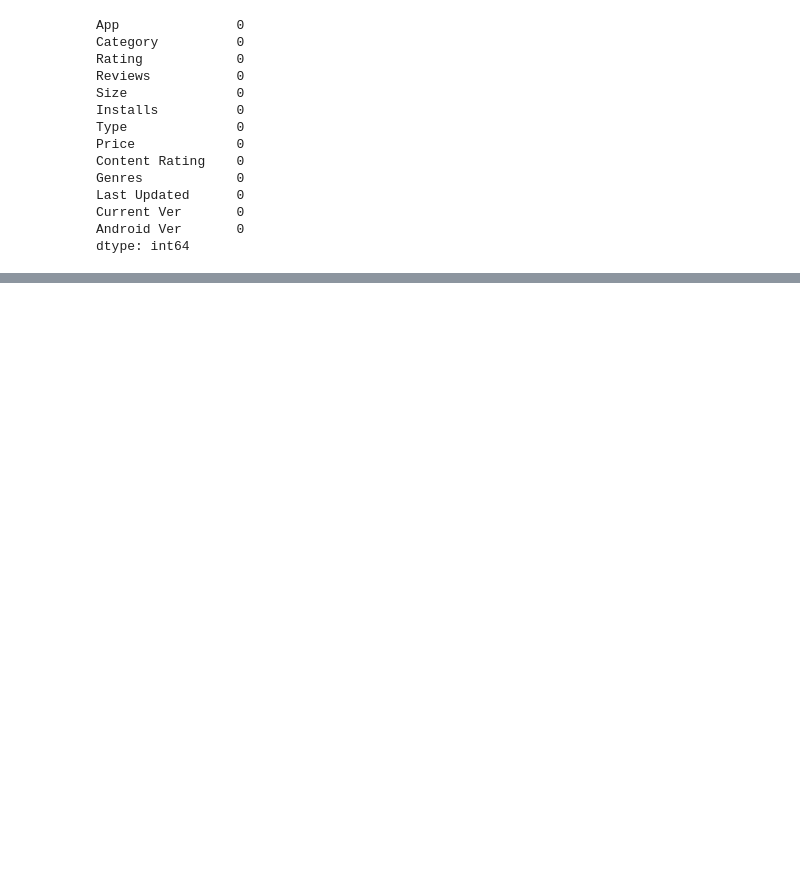
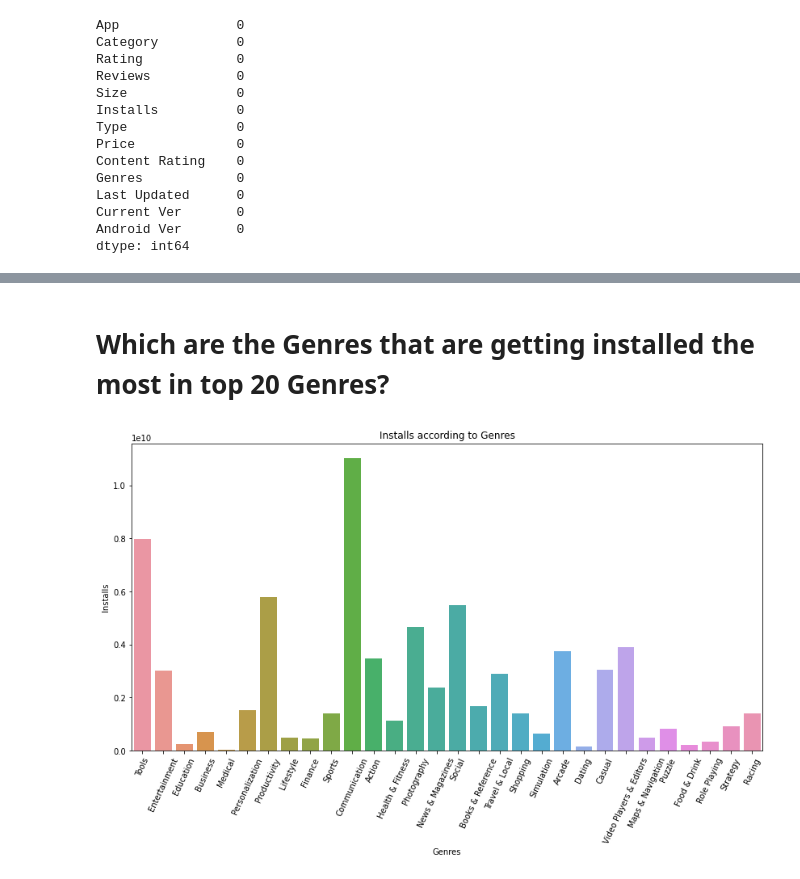
Before and after one commit to Akramkhan01/Capstone-Project-Play-Store-App-Review-Analysis, a Jupyter notebook: EDA_Play_Store_App_Review_Analysis_Capstone_Project.ipynb, the cells around one changed output, grey strips where cells are left out. Saved outputs shown, nothing was run; the diff lists cells and outputs as text; code cells hidden in the pictures; blank space fills up the shorter version.

```diff
--- a/EDA_Play_Store_App_Review_Analysis_Capstone_Project.ipynb
+++ b/EDA_Play_Store_App_Review_Analysis_Capstone_Project.ipynb
@@ -465,0 +608,12 @@ dtype: int64
+# %% [markdown]
+# Which are the Genres that are getting installed the most in top 20 Genres?
+# %%
+plt.figure(figsize=(14,7))
+plt.xticks(rotation=65)
+plt.xlabel("Genres")
+plt.ylabel("Installs")
+plt.title("Installs according to Genres")
+sns.barplot(top_30_genres_installs.Genres, top_30_genres_installs.Installs)
+plt.show()
+# %% [output]
+[figure, added]
```
Also changed, not shown: parts of 26 cells of this notebook.
